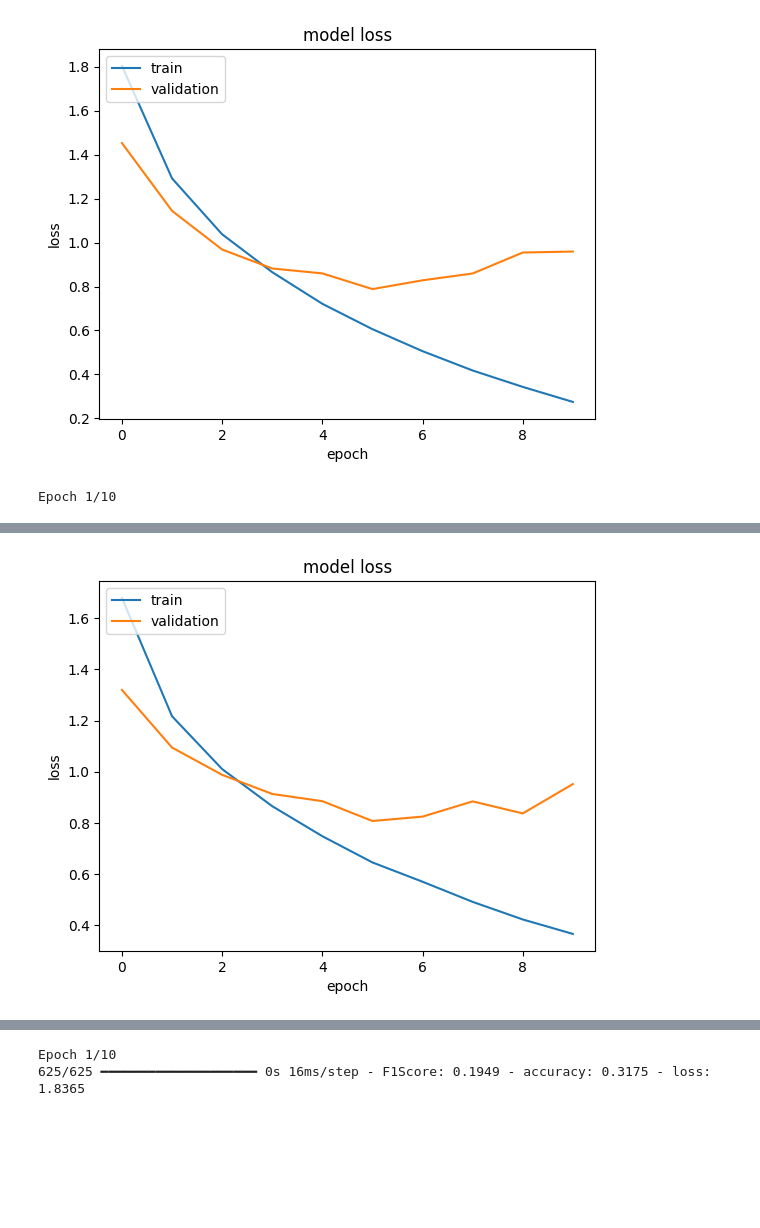
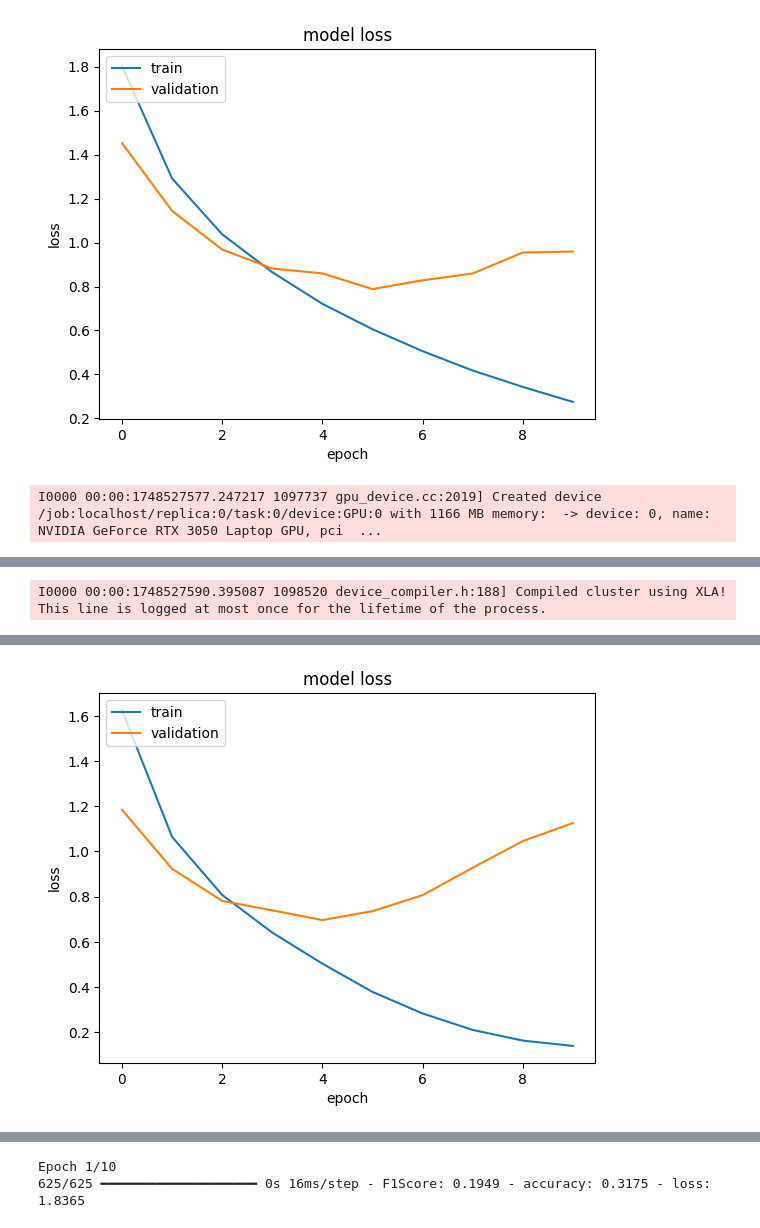
Before and after one commit to CrystalNoob/Tubes2_ML, a Jupyter notebook: src/CNN/CNN_library.ipynb, the cells around one changed output, grey strips where cells are left out. Saved outputs shown, nothing was run; the diff lists cells and outputs as text; code cells hidden in the pictures; blank space fills up the shorter version.

```diff
--- a/src/CNN/CNN_library.ipynb
+++ b/src/CNN/CNN_library.ipynb
@@ -215,23 +215,20 @@ Epoch 10/10
 625/625 ━━━━━━━━━━━━━━━━━━━━ 19s 30ms/step - F1Score: 0.1957 - accuracy: 0.9094 - loss: 0.2500 - val_F1Score: 0.1956 - val_accuracy: 0.7395 - val_loss: 0.9591
 [figure]
 # %%
-# Model 4: More Filter Layer
-tf.keras.backend.clear_session()
+# Model 4: More filter per layer
 
 model4 = Sequential([
-    Conv2D(64, (3, 3), padding='same', activation='relu', input_shape=(32, 32, 3)),
-    MaxPooling2D((2, 2),padding='same'),
-    Conv2D(64, (3, 3), padding='same', activation='relu'),
-    MaxPooling2D((2, 2)),
-
-    Conv2D(128, (3, 3), padding='same', activation='relu'),
-    MaxPooling2D((2, 2),padding='same'),
+    Conv2D(128, (3, 3), padding='same', activation='relu', input_shape=(32, 32, 3)),
     Conv2D(128, (3, 3), padding='same', activation='relu'),
     MaxPooling2D((2, 2)),
 
     Conv2D(256, (3, 3), padding='same', activation='relu'),
-    MaxPooling2D((2, 2),padding='same'),
     Conv2D(256, (3, 3), padding='same', activation='relu'),
+    MaxPooling2D((2, 2)),
+
+    Conv2D(512, (3, 3), padding='same', activation='relu'),
+    Conv2D(512, (3, 3), padding='same', activation='relu'),
+    MaxPooling2D((2, 2)),
 
     Flatten(),
     Dense(256, activation='relu'),
@@ -256,4 +253,4 @@ plt.xlabel('epoch')
 plt.legend(['train', 'validation'], loc='upper left')
 plt.show()
 # %% [output]
-Epoch 1/10
+I0000 00:00:1748527577.247217 1097737 gpu_device.cc:2019] Created device /job:localhost/replica:0/task:0/device:GPU:0 with 1166 MB memory:  -> device: 0, name: NVIDIA GeForce RTX 3050 Laptop GPU, pci  ...
@@ -289,0 +274 @@ Epoch 10/10
+I0000 00:00:1748527590.395087 1098520 device_compiler.h:188] Compiled cluster using XLA!  This line is logged at most once for the lifetime of the process.
@@ -290,2 +300,2 @@ Epoch 10/10
-[figure, old version]
+[figure, new version]
 # %%
```
Also changed, not shown: parts of 5 cells of this notebook, 4 other files.
